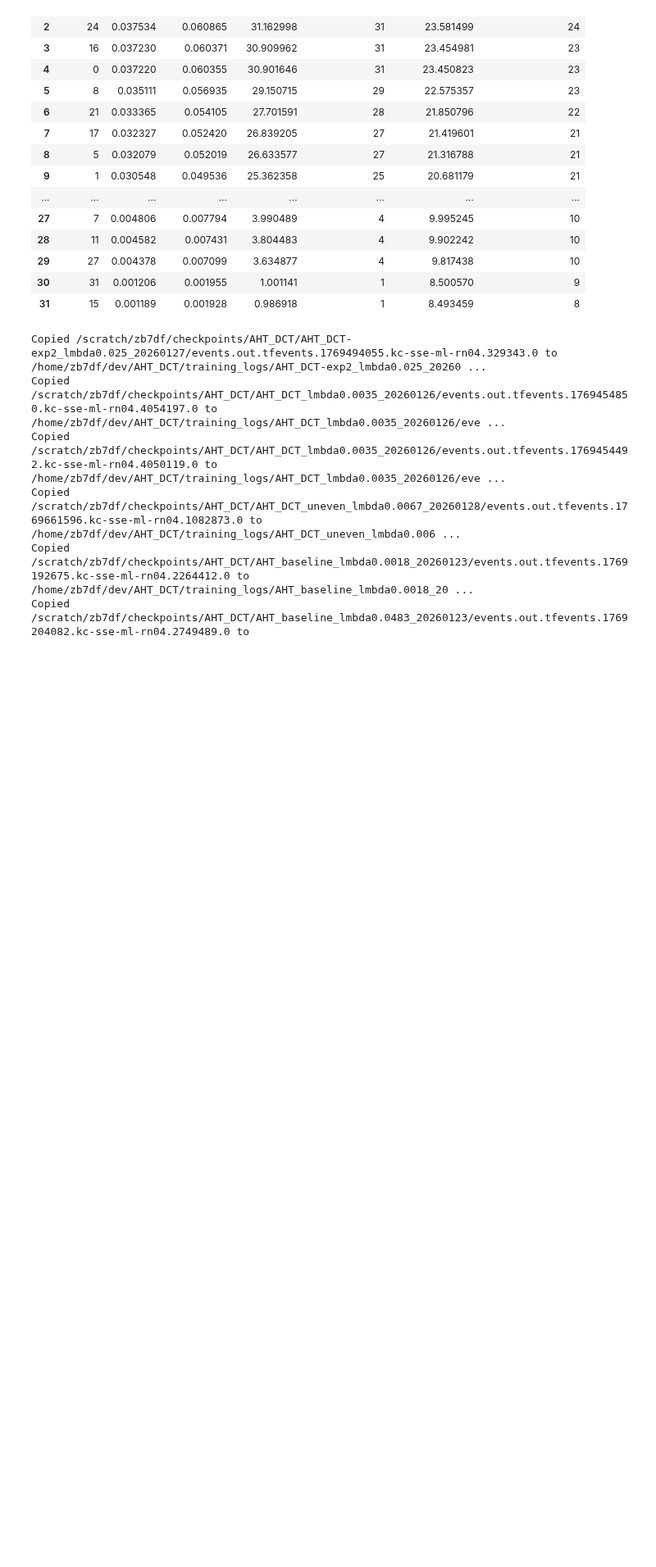
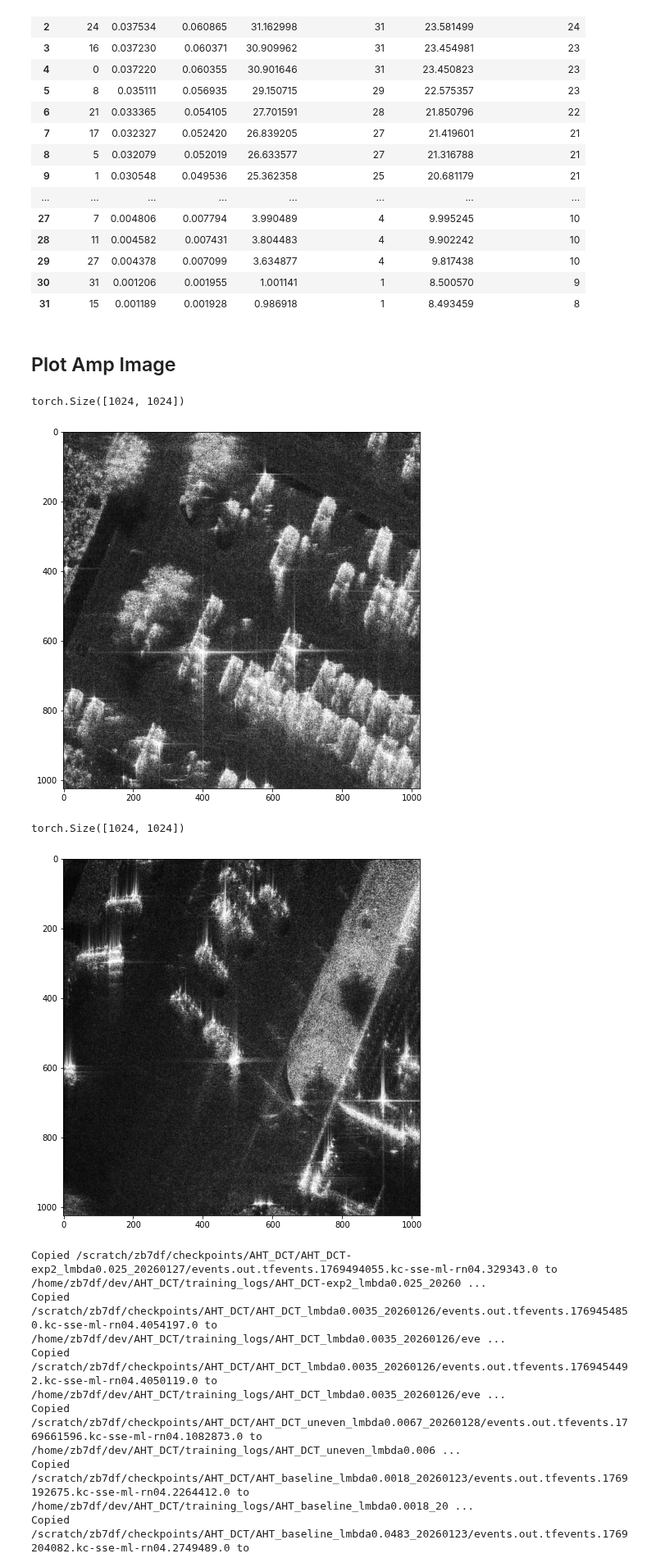
Before and after one commit to zb-umkc/PACT, a Jupyter notebook: analysis.ipynb, the cells around one changed output. Shown at 82% size. Saved outputs shown, nothing was run; the diff lists cells and outputs as text; code cells hidden in the pictures; blank space fills up the shorter version.

```diff
--- a/analysis.ipynb
+++ b/analysis.ipynb
@@ -397,3 +456,38 @@ energy_df
 | 29 | 27 | 0.004378 | 0.007099 | 3.634877 | 4 | 9.817438 | 10 |
 | 30 | 31 | 0.001206 | 0.001955 | 1.001141 | 1 | 8.500570 | 9 |
 | 31 | 15 | 0.001189 | 0.001928 | 0.986918 | 1 | 8.493459 | 8 |
+# %% [markdown]
+## Plot Amp Image
+# %%
+# Convert I/Q into Amplitude and display
+import torch
+
+
+def load_image(path):
+    img_np = np.load(path)
+    img_tensor = torch.from_numpy(img_np).float()
+    return img_tensor
+
+
+def iq_to_amp(iq):
+    I = iq[:, :, 0]
+    Q = iq[:, :, 1]
+    amp = torch.sqrt(I**2 + Q**2)
+    return amp
+
+
+paths = ["/scratch/zb7df/data/NGA/multi_pol/test/gt_HH/0.npy",
+         "/scratch/zb7df/data/NGA/multi_pol/test2/gt_HH/0.npy"]
+for path in paths:
+    img = load_image(path)
+    amp = iq_to_amp(img)
+    print(amp.shape)
+
+    plt.figure(figsize=(8, 8))
+    plt.imshow(amp.cpu().numpy(), cmap="gray")
+    plt.show()
+# %% [output]
+torch.Size([1024, 1024])
+[figure, added]
+torch.Size([1024, 1024])
+[figure, added]
```
Also changed, not shown: parts of 11 cells of this notebook, 7 other files.
